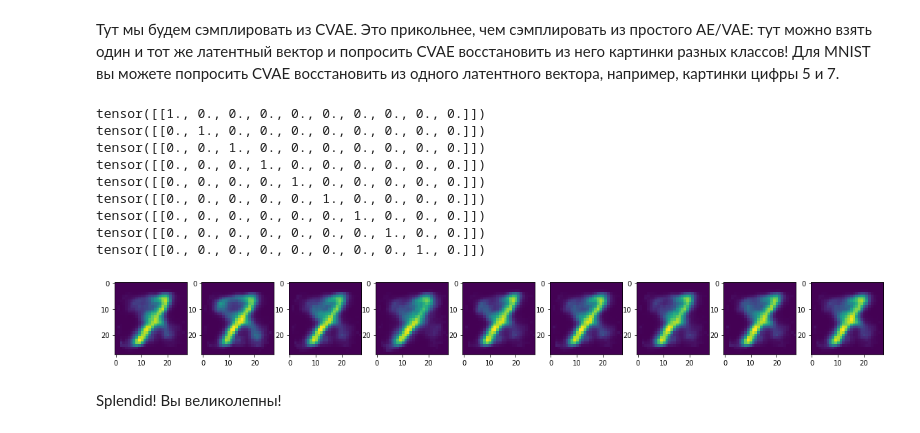
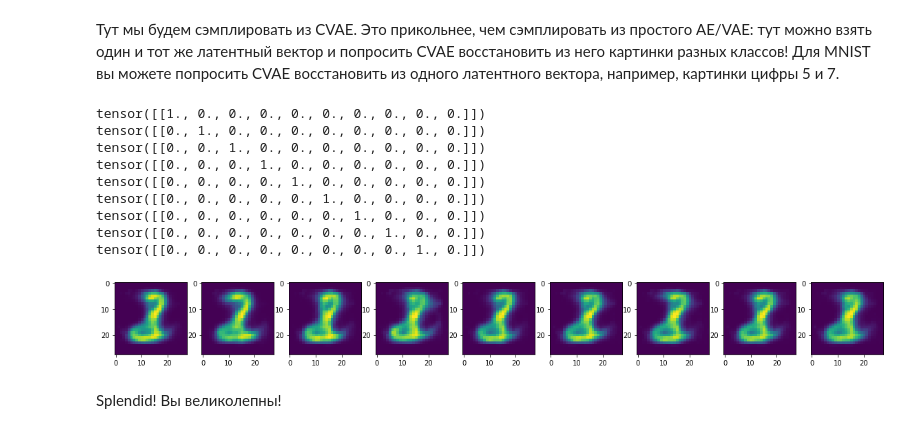
Before and after one commit to OlegTkhor/DLS_homework, a Jupyter notebook: [hw]autoencoders.ipynb, the cells around one changed output. Drawn from its saved outputs; the diff is of its cells as text; code cells hidden in the pictures.

```diff
--- a/[hw]autoencoders.ipynb
+++ b/[hw]autoencoders.ipynb
@@ -798,31 +798,31 @@ plt.plot(val_losses)
 # %%
 # вспомните про замечание из этого же пункта обычного AE про распределение латентных переменных
 fig = plt.figure(figsize=(20,20))
 ax = []
 z = np.array([np.random.normal(0, 1, 10) for i in range(10)])
-z = torch.Tensor(z[2:3])
+z = torch.Tensor(z[0:1])
 eye = torch.eye(10)
 for i in range(9):
   ax.append(fig.add_subplot(191 + i))
   class_num = eye[i].view(1,10)
   pic = torch.cat((z, class_num), 1)
 
   pic = model.decode(z=pic, class_num=class_num).view(28,28)
 
   pic = pic.detach().numpy()
   ax[-1].imshow(pic)
   print(class_num)
 # %% [output]
 tensor([[1., 0., 0., 0., 0., 0., 0., 0., 0., 0.]])
 tensor([[0., 1., 0., 0., 0., 0., 0., 0., 0., 0.]])
 tensor([[0., 0., 1., 0., 0., 0., 0., 0., 0., 0.]])
 tensor([[0., 0., 0., 1., 0., 0., 0., 0., 0., 0.]])
 tensor([[0., 0., 0., 0., 1., 0., 0., 0., 0., 0.]])
 tensor([[0., 0., 0., 0., 0., 1., 0., 0., 0., 0.]])
 tensor([[0., 0., 0., 0., 0., 0., 1., 0., 0., 0.]])
 tensor([[0., 0., 0., 0., 0., 0., 0., 1., 0., 0.]])
 tensor([[0., 0., 0., 0., 0., 0., 0., 0., 1., 0.]])
-[figure, old version]
+[figure, new version]
 # %% [markdown]
 Splendid! Вы великолепны!
 # %% [markdown]
```
Also changed, not shown: parts of 1 cell of this notebook.
